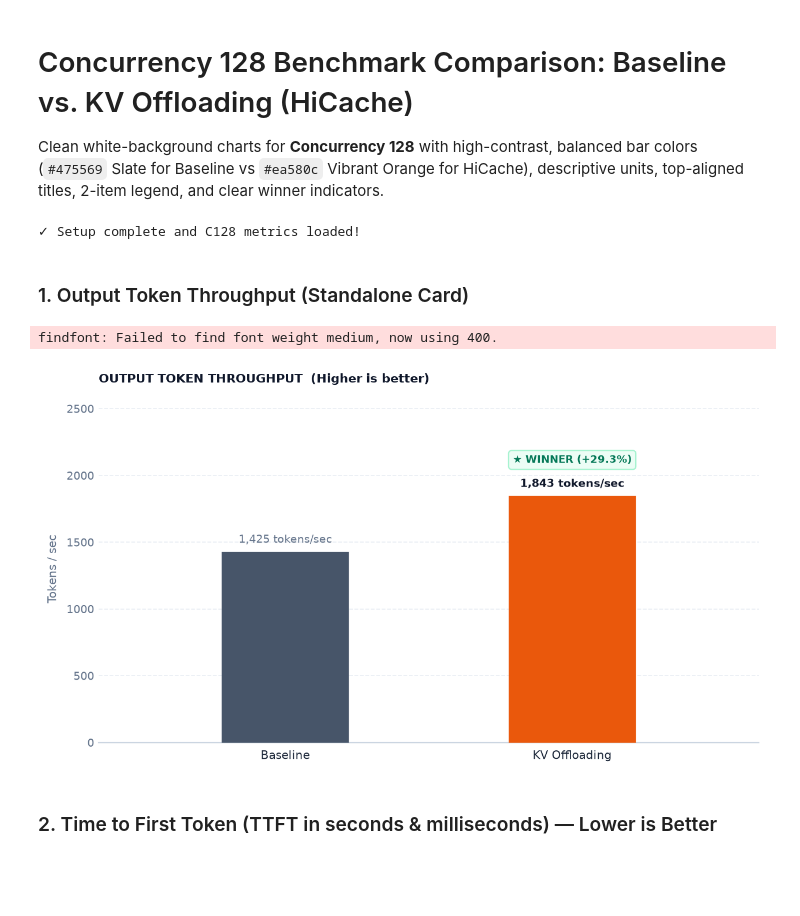
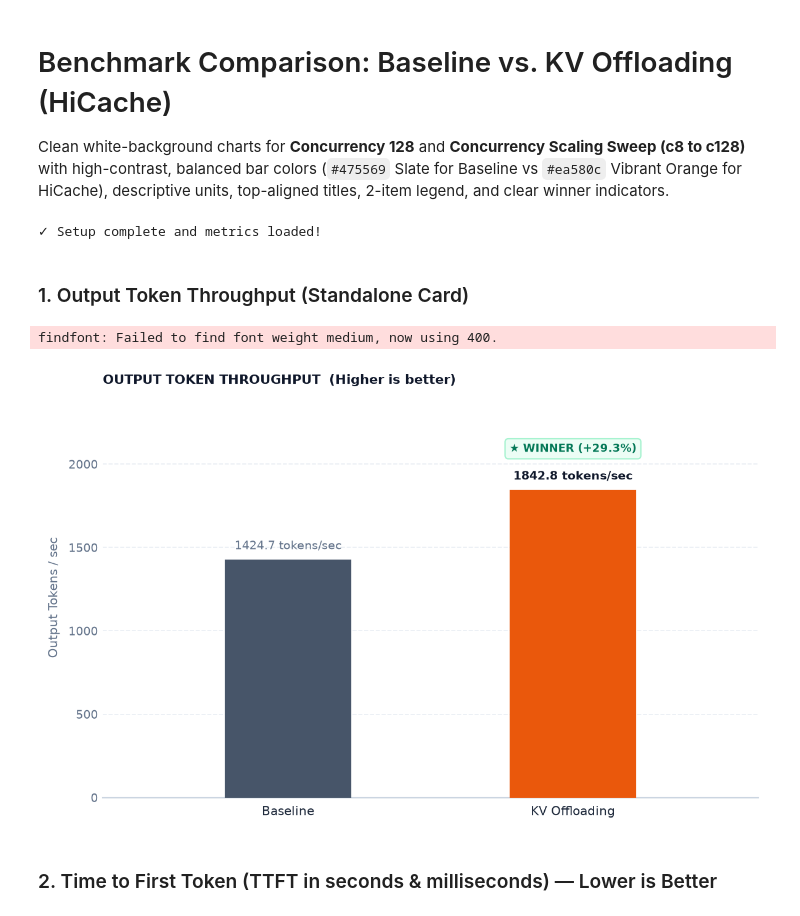
Before and after one commit to Prasannajaga/deployment-guide, a Jupyter notebook: models/qwen3.6-35B-A3B/sglang/disagg/tp1-ep2-4p4d/play.ipynb, the cells around one changed output. Cells and saved outputs as stored; diff of their text form; code cells hidden in the pictures; blank space fills up the shorter version.

Commit message:
new comparison result updated

```diff
--- a/models/qwen3.6-35B-A3B/sglang/disagg/tp1-ep2-4p4d/play.ipynb
+++ b/models/qwen3.6-35B-A3B/sglang/disagg/tp1-ep2-4p4d/play.ipynb
@@ -1,7 +1,7 @@
 # %% [markdown]
-# Concurrency 128 Benchmark Comparison: Baseline vs. KV Offloading (HiCache)
+# Benchmark Comparison: Baseline vs. KV Offloading (HiCache)
 
-Clean white-background charts for **Concurrency 128** with high-contrast, balanced bar colors (`#475569` Slate for Baseline vs `#ea580c` Vibrant Orange for HiCache), descriptive units, top-aligned titles, 2-item legend, and clear winner indicators.
+Clean white-background charts for **Concurrency 128** and **Concurrency Scaling Sweep (c8 to c128)** with high-contrast, balanced bar colors (`#475569` Slate for Baseline vs `#ea580c` Vibrant Orange for HiCache), descriptive units, top-aligned titles, 2-item legend, and clear winner indicators.
 # %%
 %matplotlib inline
 import os
@@ -12,19 +12,22 @@ import matplotlib.patches as mpatches
 
 # Robust Path Resolver for AIPerf JSON exports
 def resolve_json_path(rel_subpath: str) -> Path:
-    abs_base = Path("/data/inference/cluster/models/qwen3.6-35B-A3B/artifacts/tp1-ep2-4p4d")
-    candidate = abs_base / rel_subpath
+    base_dir = Path("/data/inference/cluster/benchmarks/qwen3.6-35B-A3B/tp1-ep2-4p4d")
+    candidate = base_dir / rel_subpath
     if candidate.exists():
         return candidate
     cwd = Path(os.getcwd())
     for p in [cwd] + list(cwd.parents):
-        cand = p / "artifacts/tp1-ep2-4p4d" / rel_subpath
+        cand = p / "benchmarks/qwen3.6-35B-A3B/tp1-ep2-4p4d" / rel_subpath
         if cand.exists():
             return cand
     return candidate
 
 BASELINE_JSON = resolve_json_path("baseline-kv-aware/isl-64536_osl-256/c128/profile_export_aiperf.json")
 OFFLOAD_JSON = resolve_json_path("baseline-kv-aware+offloading/isl-64536_osl-256/c128/profile_export_aiperf.json")
+BASELINE_SWEEP_DIR = resolve_json_path("baseline-kv-aware/isl-64536_osl-256")
+OFFLOAD_SWEEP_DIR = resolve_json_path("baseline-kv-aware+offloading/isl-64536_osl-256")
+CONCURRENCIES = [8, 16, 32, 64, 96, 128]
 
 # High-Contrast Professional Palette (White Theme)
 BG_COLOR = "#ffffff"       # Pure white background
@@ -40,49 +43,46 @@ WINNER_BG = "#ecfdf5"      # Light emerald green badge background
 WINNER_BORDER = "#a7f3d0"  # Light emerald green border
 WINNER_TEXT = "#047857"    # Dark emerald green text
 
-# def load_metrics(json_path: Path) -> dict:
-#     if not json_path.exists():
-#         raise FileNotFoundError(f"Metrics file not found: {json_path}")
-#     with open(json_path, "r", encoding="utf-8") as f:
-#         data = json.load(f)
-#     return {
-#         "output_tokens_per_sec": data.get("output_token_throughput", {}).get("avg", 0.0),
-#         "request_throughput": data.get("request_throughput", {}).get("avg", 0.0),
-#         "total_token_throughput": data.get("total_token_throughput", {}).get("avg", 0.0),
-#         "ttft_p50_ms": data.get("time_to_first_token", {}).get("p50", 0.0),
-#         "ttft_p95_ms": data.get("time_to_first_token", {}).get("p95", 0.0),
-#         "ttft_p50_s": data.get("time_to_first_token", {}).get("p50", 0.0) / 1000.0,
-#         "ttft_p95_s": data.get("time_to_first_token", {}).get("p95", 0.0) / 1000.0,
-#         "itl_p50_ms": data.get("inter_token_latency", {}).get("p50", 0.0),
-#         "itl_p95_ms": data.get("inter_token_latency", {}).get("p95", 0.0),
-#         "itl_p99_ms": data.get("inter_token_latency", {}).get("p99", 0.0),
-#         "e2e_p50_ms": data.get("request_latency", {}).get("p50", 0.0),
-#         "e2e_p95_ms": data.get("request_latency", {}).get("p95", 0.0),
-#         "e2e_p50_s": data.get("request_latency", {}).get("p50", 0.0) / 1000.0,
-#         "e2e_p95_s": data.get("request_latency", {}).get("p95", 0.0) / 1000.0,
-#         "cache_hit_pct": data.get("overall_usage_prompt_cache_read_pct", {}).get("avg", 0.0),
-#     }
-
 def load_metrics(json_path: Path) -> dict:
     if not json_path.exists():
-        raise FileNotFoundError(f"Metrics file not found: {json_path}")
+        return {}
     with open(json_path, "r", encoding="utf-8") as f:
         data = json.load(f)
     return {
         "output_tokens_per_sec": data.get("output_token_throughput", {}).get("avg", 0.0),
         "request_throughput": data.get("request_throughput", {}).get("avg", 0.0),
         "total_token_throughput": data.get("total_token_throughput", {}).get("avg", 0.0),
+        "ttft_p50_ms": data.get("time_to_first_token", {}).get("p50", 0.0),
+        "ttft_p95_ms": data.get("time_to_first_token", {}).get("p95", 0.0),
         "ttft_p99_ms": data.get("time_to_first_token", {}).get("p99", 0.0),
+        "ttft_p50_s": data.get("time_to_first_token", {}).get("p50", 0.0) / 1000.0,
+        "ttft_p95_s": data.get("time_to_first_token", {}).get("p95", 0.0) / 1000.0,
         "ttft_p99_s": data.get("time_to_first_token", {}).get("p99", 0.0) / 1000.0,
         "tpot_p99_ms": data.get("time_to_second_token", {}).get("p99", data.get("inter_token_latency", {}).get("p99", 0.0)),
+        "itl_p50_ms": data.get("inter_token_latency", {}).get("p50", 0.0),
+        "itl_p95_ms": data.get("inter_token_latency", {}).get("p95", 0.0),
         "itl_p99_ms": data.get("inter_token_latency", {}).get("p99", 0.0),
+        "e2e_p50_ms": data.get("request_latency", {}).get("p50", 0.0),
+        "e2e_p95_ms": data.get("request_latency", {}).get("p95", 0.0),
         "e2e_p99_ms": data.get("request_latency", {}).get("p99", 0.0),
+        "e2e_p50_s": data.get("request_latency", {}).get("p50", 0.0) / 1000.0,
+        "e2e_p95_s": data.get("request_latency", {}).get("p95", 0.0) / 1000.0,
         "e2e_p99_s": data.get("request_latency", {}).get("p99", 0.0) / 1000.0,
         "cache_hit_pct": data.get("overall_usage_prompt_cache_read_pct", {}).get("avg", 0.0),
     }
 
+def load_all_concurrencies(base_dir: Path):
+    results = {}
+    for c in CONCURRENCIES:
+        p = base_dir / f"c{c}" / "profile_export_aiperf.json"
+        if p.exists():
+            results[c] = load_metrics(p)
+    return results
+
 base = load_metrics(BASELINE_JSON)
 offload = load_metrics(OFFLOAD_JSON)
+base_all = load_all_concurrencies(BASELINE_SWEEP_DIR)
+offload_all = load_all_concurrencies(OFFLOAD_SWEEP_DIR)
 
 def draw_single_card(
     ax,
@@ -93,12 +93,15 @@ def draw_single_card(
     y_axis_label: str = None,
     higher_is_better: bool = True,
     y_max: float = None,
+    ymax: float = None,
     format_str: str = "{:.2f}",
     detail_unit: str = None,
     val_baseline_detail: float = None,
     val_offload_detail: float = None,
     show_x_labels: bool = False,
 ):
+    if ymax is not None and y_max is None:
+        y_max = ymax
     ax.set_facecolor(CARD_BG)
     x_positions = [0.75, 1.75]
     bar_width = 0.44
@@ -220,30 +223,31 @@ def draw_single_card(
             fontweight="bold", bbox=bbox_winner, zorder=7
         )
 
-print("✓ Setup complete and C128 metrics loaded!")
+print("✓ Setup complete and metrics loaded!")
 # %% [output]
-✓ Setup complete and C128 metrics loaded!
+✓ Setup complete and metrics loaded!
 # %% [markdown]
 ### 1. Output Token Throughput (Standalone Card)
 # %%
-fig, ax = plt.subplots(figsize=(8.0, 4.5), facecolor=BG_COLOR, dpi=160)
+fig, ax = plt.subplots(figsize=(7.5, 4.8), facecolor=BG_COLOR, dpi=160)
 draw_single_card(
-    ax,
+    ax=ax,
     title="Output Token Throughput",
     val_baseline=base["output_tokens_per_sec"],
     val_offload=offload["output_tokens_per_sec"],
     unit="tokens/sec",
-    y_axis_label="Tokens / sec",
+    y_axis_label="Output Tokens / sec",
     higher_is_better=True,
-    y_max=2600,
-    format_str="{:,.0f}",
+    y_max=2400.0,
+    format_str="{:.1f}",
+    detail_unit=None,
     show_x_labels=True,
 )
 plt.tight_layout()
 plt.show()
 # %% [output]
 findfont: Failed to find font weight medium, now using 400.
-[figure, old version]
+[figure, new version]
 # %% [markdown]
 ### 2. Time to First Token (TTFT in seconds & milliseconds) — Lower is Better
 # %%
```
Also changed, not shown: parts of 6 cells of this notebook, 5 other files.
